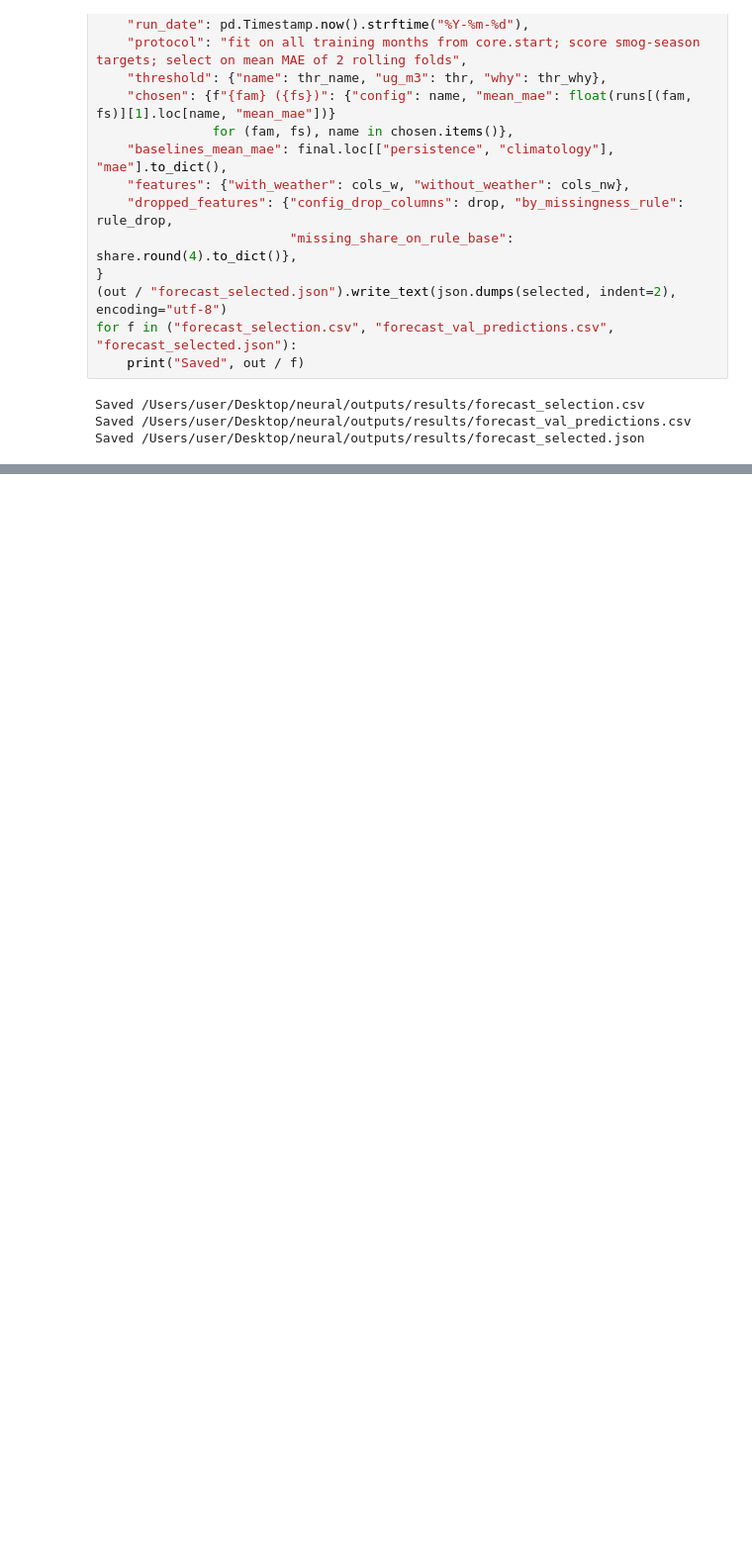
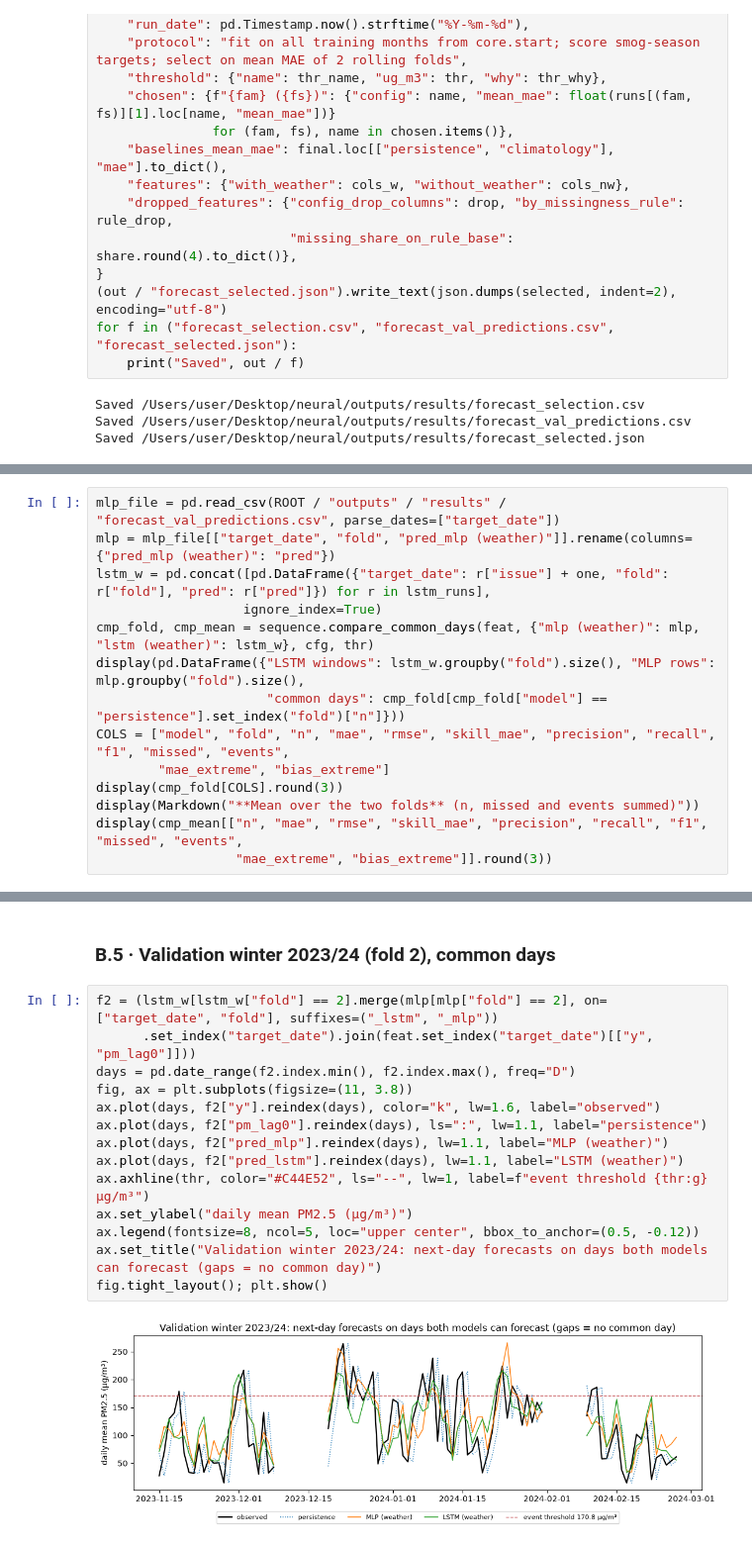
Before and after one commit to Annjnk/Neural-Networks-Prescriptive-Analytics-Project, a Jupyter notebook: notebooks/2_forecasting_models.ipynb, the cells around one changed output, grey strips where cells are left out. Shown at 99% size. Saved outputs shown, nothing was run; the diff lists cells and outputs as text; blank space fills up the shorter version.

```diff
--- a/notebooks/05_forecast_models.ipynb
+++ b/notebooks/2_forecasting_models.ipynb
@@ -442,0 +567,14 @@ Saved /Users/user/Desktop/neural/outputs/results/forecast_selected.json
+# %%
+mlp_file = pd.read_csv(ROOT / "outputs" / "results" / "forecast_val_predictions.csv", parse_dates=["target_date"])
+mlp = mlp_file[["target_date", "fold", "pred_mlp (weather)"]].rename(columns={"pred_mlp (weather)": "pred"})
+lstm_w = pd.concat([pd.DataFrame({"target_date": r["issue"] + one, "fold": r["fold"], "pred": r["pred"]}) for r in lstm_runs],
+                   ignore_index=True)
+cmp_fold, cmp_mean = sequence.compare_common_days(feat, {"mlp (weather)": mlp, "lstm (weather)": lstm_w}, cfg, thr)
+display(pd.DataFrame({"LSTM windows": lstm_w.groupby("fold").size(), "MLP rows": mlp.groupby("fold").size(),
+                      "common days": cmp_fold[cmp_fold["model"] == "persistence"].set_index("fold")["n"]}))
+COLS = ["model", "fold", "n", "mae", "rmse", "skill_mae", "precision", "recall", "f1", "missed", "events",
+        "mae_extreme", "bias_extreme"]
+display(cmp_fold[COLS].round(3))
+display(Markdown("**Mean over the two folds** (n, missed and events summed)"))
+display(cmp_mean[["n", "mae", "rmse", "skill_mae", "precision", "recall", "f1", "missed", "events",
+                  "mae_extreme", "bias_extreme"]].round(3))
@@ -442,0 +626,18 @@ Saved /Users/user/Desktop/neural/outputs/results/forecast_selected.json
+# %% [markdown]
+### B.5 · Validation winter 2023/24 (fold 2), common days
+# %%
+f2 = (lstm_w[lstm_w["fold"] == 2].merge(mlp[mlp["fold"] == 2], on=["target_date", "fold"], suffixes=("_lstm", "_mlp"))
+      .set_index("target_date").join(feat.set_index("target_date")[["y", "pm_lag0"]]))
+days = pd.date_range(f2.index.min(), f2.index.max(), freq="D")
+fig, ax = plt.subplots(figsize=(11, 3.8))
+ax.plot(days, f2["y"].reindex(days), color="k", lw=1.6, label="observed")
+ax.plot(days, f2["pm_lag0"].reindex(days), ls=":", lw=1.1, label="persistence")
+ax.plot(days, f2["pred_mlp"].reindex(days), lw=1.1, label="MLP (weather)")
+ax.plot(days, f2["pred_lstm"].reindex(days), lw=1.1, label="LSTM (weather)")
+ax.axhline(thr, color="#C44E52", ls="--", lw=1, label=f"event threshold {thr:g} µg/m³")
+ax.set_ylabel("daily mean PM2.5 (µg/m³)")
+ax.legend(fontsize=8, ncol=5, loc="upper center", bbox_to_anchor=(0.5, -0.12))
+ax.set_title("Validation winter 2023/24: next-day forecasts on days both models can forecast (gaps = no common day)")
+fig.tight_layout(); plt.show()
+# %% [output]
+[figure, added]
```
Also changed, not shown: parts of 29 cells of this notebook, 15 other files.
